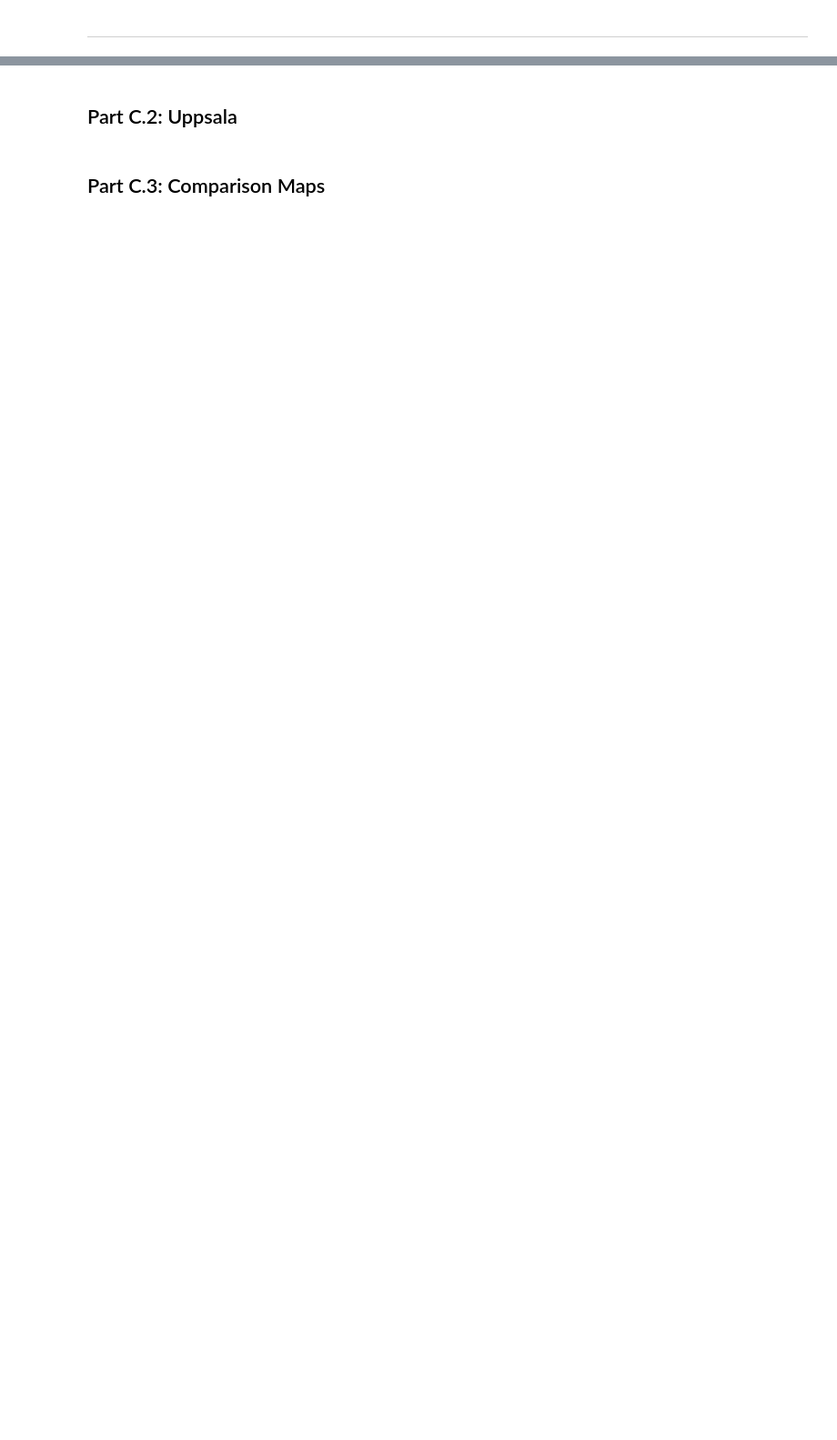
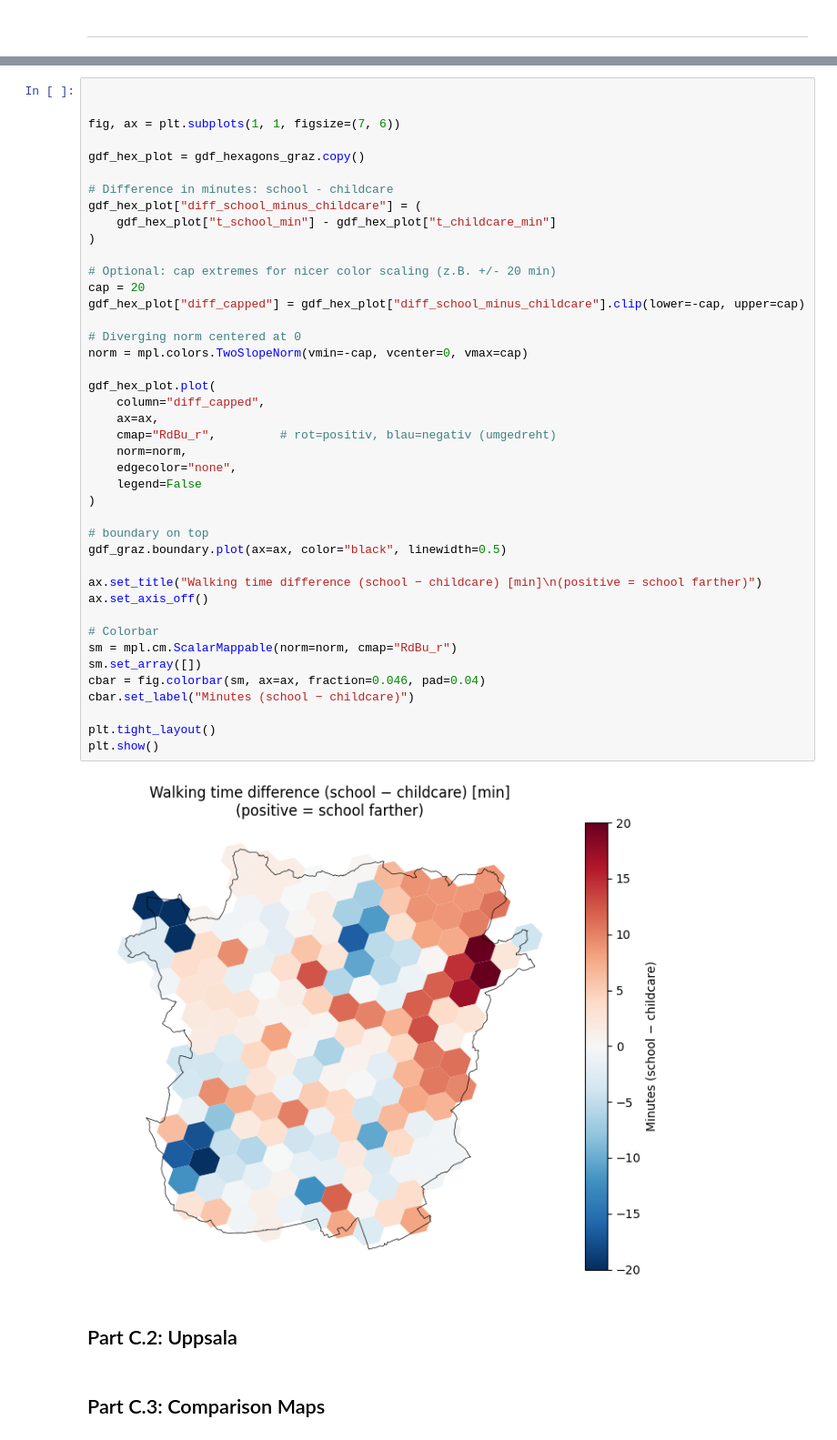
Before and after one commit to miriam-ee/GIS_FinalProject_Group2, a Jupyter notebook: group2_final.ipynb, the cells around one changed output, grey strips where cells are left out. Shown at 91% size. Drawn from its saved outputs; the diff is of its cells as text; blank space fills up the shorter version.

```diff
--- a/group2_final.ipynb
+++ b/group2_final.ipynb
@@ -781,3 +931,47 @@ generally, always put "uppsala" behind every df/gdf to not overwrite existing gr
+# %%
+
+
+fig, ax = plt.subplots(1, 1, figsize=(7, 6))
+
+gdf_hex_plot = gdf_hexagons_graz.copy()
+
+# Difference in minutes: school - childcare
+gdf_hex_plot["diff_school_minus_childcare"] = (
+    gdf_hex_plot["t_school_min"] - gdf_hex_plot["t_childcare_min"]
+)
+
+# Optional: cap extremes for nicer color scaling (z.B. +/- 20 min)
+cap = 20
+gdf_hex_plot["diff_capped"] = gdf_hex_plot["diff_school_minus_childcare"].clip(lower=-cap, upper=cap)
+
+# Diverging norm centered at 0
+norm = mpl.colors.TwoSlopeNorm(vmin=-cap, vcenter=0, vmax=cap)
+
+gdf_hex_plot.plot(
+    column="diff_capped",
+    ax=ax,
+    cmap="RdBu_r",         # rot=positiv, blau=negativ (umgedreht)
+    norm=norm,
+    edgecolor="none",
+    legend=False
+)
+
+# boundary on top
+gdf_graz.boundary.plot(ax=ax, color="black", linewidth=0.5)
+
+ax.set_title("Walking time difference (school − childcare) [min]\n(positive = school farther)")
+ax.set_axis_off()
+
+# Colorbar
+sm = mpl.cm.ScalarMappable(norm=norm, cmap="RdBu_r")
+sm.set_array([])
+cbar = fig.colorbar(sm, ax=ax, fraction=0.046, pad=0.04)
+cbar.set_label("Minutes (school − childcare)")
+
+plt.tight_layout()
+plt.show()
+# %% [output]
+[figure, added]
 # %% [markdown]
 ## Part C.2: Uppsala
 # %% [markdown]
```
Also changed, not shown: parts of 34 cells of this notebook, 2 other files.
